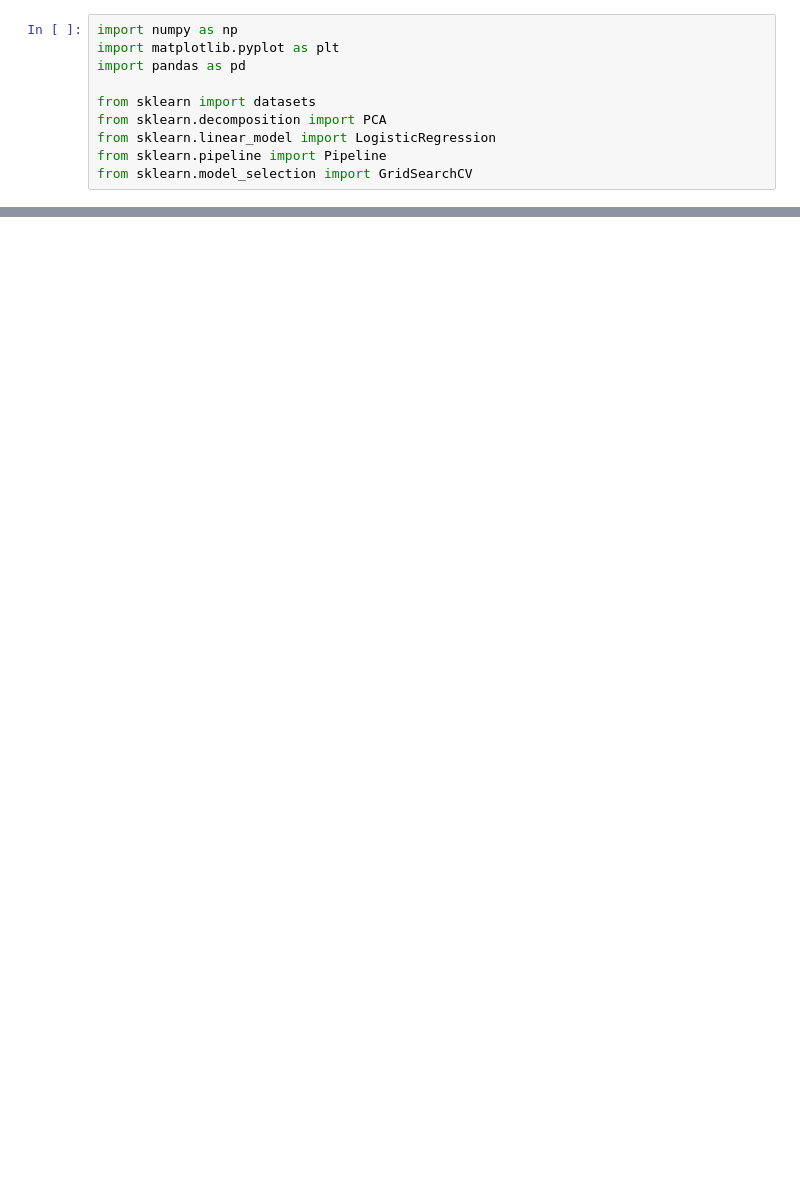
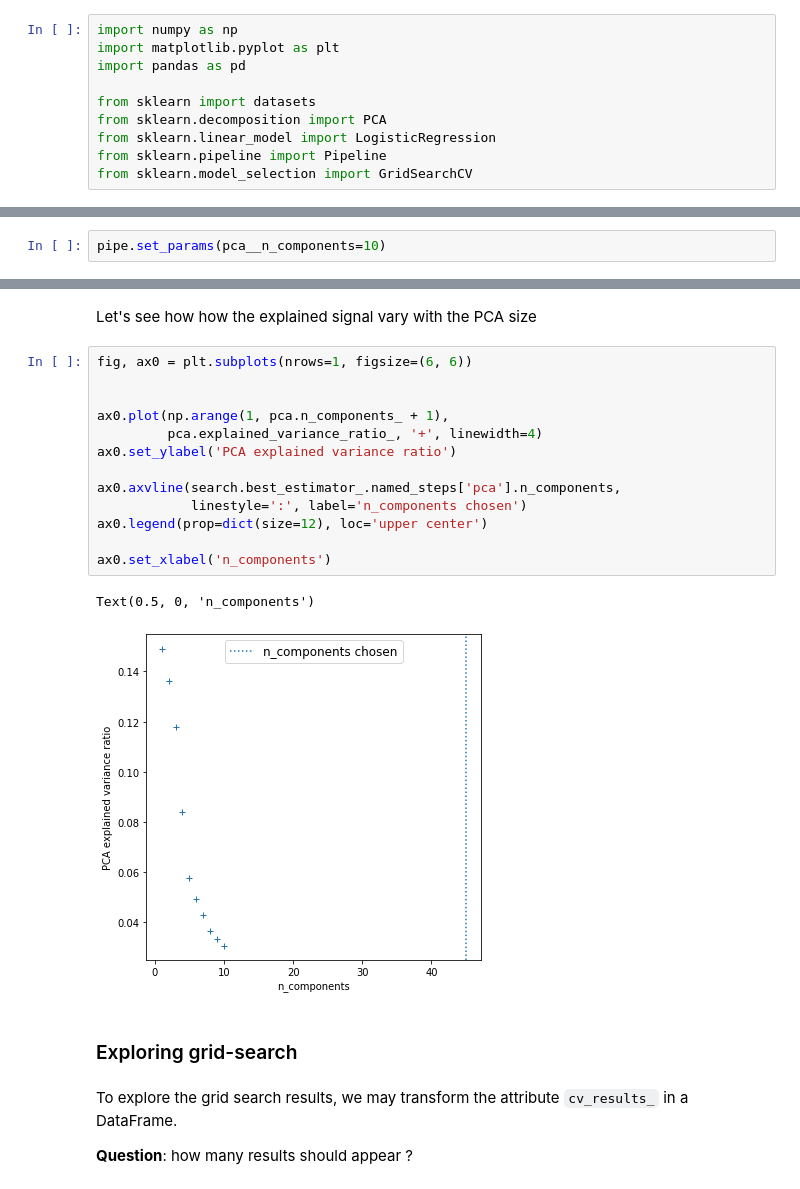
Before and after one commit to data-psl/lectures2020, a Jupyter notebook: notebooks/02_sklearn/06-Pipeline.ipynb, the cells around one changed output, grey strips where cells are left out. Cells and saved outputs as stored; diff of their text form; blank space fills up the shorter version.

```diff
--- a/notebooks/02_sklearn/06-Pipeline.ipynb
+++ b/notebooks/02_sklearn/06-Pipeline.ipynb
@@ -56,0 +52,2 @@ plt.show()
+# %%
+pipe.set_params(pca__n_components=10)
@@ -56,0 +190,24 @@ plt.show()
+# %% [markdown]
+Let's see how how the explained signal vary with the PCA size
+# %%
+fig, ax0 = plt.subplots(nrows=1, figsize=(6, 6))
+
+
+ax0.plot(np.arange(1, pca.n_components_ + 1),
+         pca.explained_variance_ratio_, '+', linewidth=4)
+ax0.set_ylabel('PCA explained variance ratio')
+
+ax0.axvline(search.best_estimator_.named_steps['pca'].n_components,
+            linestyle=':', label='n_components chosen')
+ax0.legend(prop=dict(size=12), loc='upper center')
+
+ax0.set_xlabel('n_components')
+# %% [output]
+Text(0.5, 0, 'n_components')
+[figure, added]
+# %% [markdown]
+### Exploring grid-search
+# %% [markdown]
+To explore the grid search results, we may transform the attribute `cv_results_` in a DataFrame.
+
+**Question**: how many results should appear ?
```
Also changed, not shown: parts of 34 cells of this notebook.
